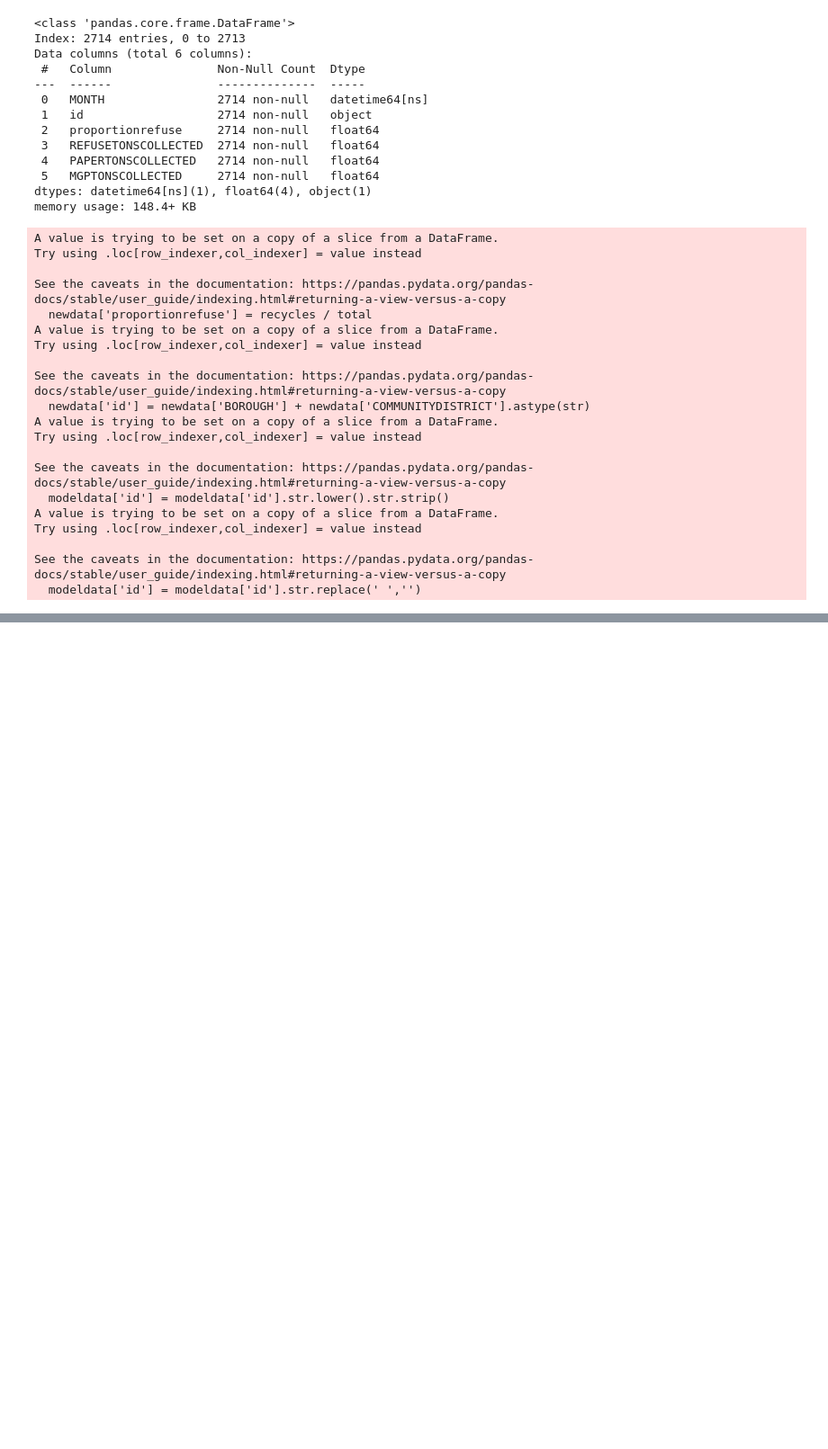
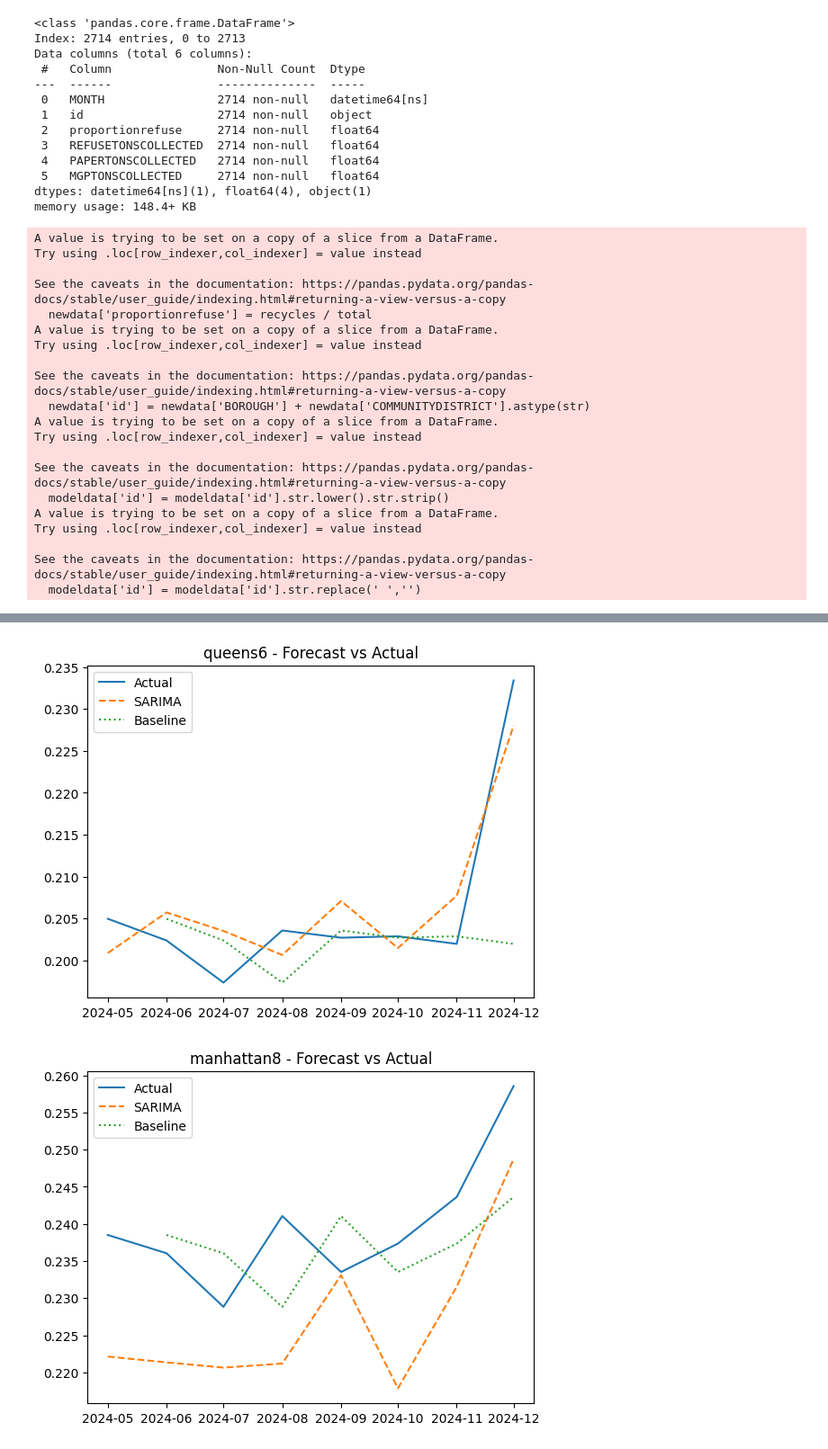
Before and after one commit to Commit-Thomas/DSNY_Analysis, a Jupyter notebook: notebooks/04_modeling_tuned.ipynb, the cells around one changed output, grey strips where cells are left out. Shown at 90% size. Drawn from its saved outputs; the diff is of its cells as text; code cells hidden in the pictures; blank space fills up the shorter version.

```diff
--- a/notebooks/04_modeling_tuned.ipynb
+++ b/notebooks/04_modeling_tuned.ipynb
@@ -163,0 +201,29 @@ manhattan3 Sarima (1,1,1,12) RMSE: 0.013
+# %%
+for district in ["queens6", "manhattan8"]:
+    filtered = modeldata[modeldata['id'] == district]
+    filtered = filtered[(filtered['MONTH'] >= '2023') & (filtered['MONTH'] < '2025')]
+
+    s = filtered.set_index(filtered['MONTH'])['proportionrefuse'].asfreq('D').dropna()
+
+    split_idx = int(len(s) * 0.70)
+    train = s.iloc[:split_idx]
+    test  = s.iloc[split_idx:]
+
+    model = SARIMAX(train, order=(1,1,1), seasonal_order=(1,1,1,12),
+                    enforce_stationarity=False, enforce_invertibility=False)
+    results = model.fit()
+
+    predictions = results.forecast(steps=len(test))
+    baseline_preds = test.shift(1)
+
+    plt.figure()
+    plt.plot(test, label="Actual")
+    plt.plot(predictions, label="SARIMA", linestyle="--")
+    plt.plot(baseline_preds, label="Baseline", linestyle=":")
+
+    plt.title(f"{district} - Forecast vs Actual")
+    plt.legend()
+    plt.show()
+# %% [output]
+[figure, added]
+[figure, added]
```
Also changed, not shown: parts of 3 cells of this notebook.
